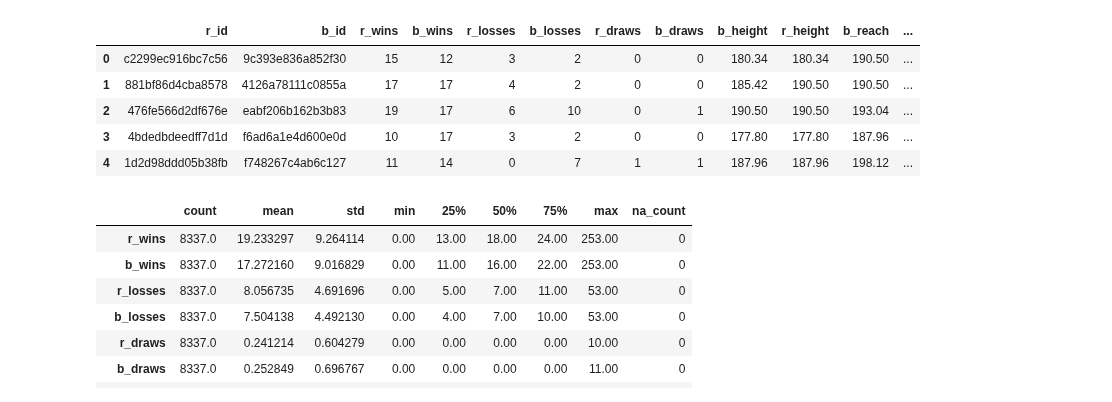
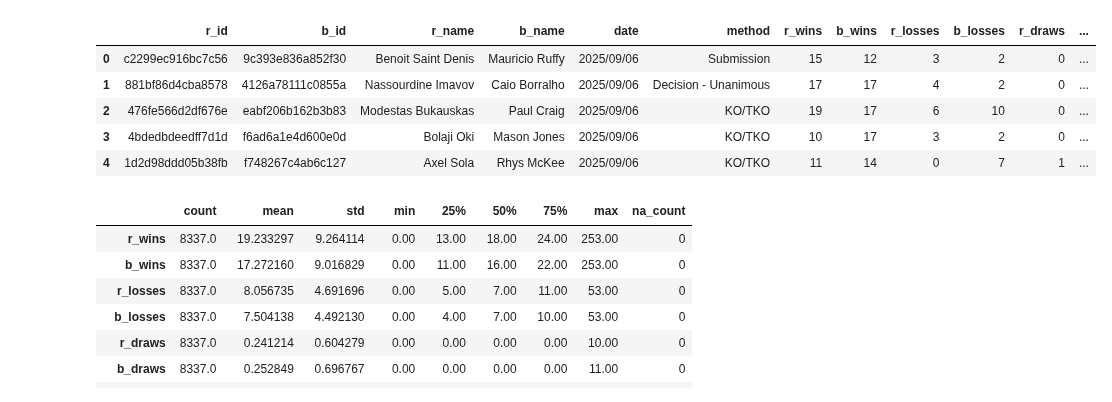
Before and after one commit to kshoker12/UFC-Fight-Predictor, a Jupyter notebook: eda.ipynb, the cells around one changed output. Cells and saved outputs as stored; diff of their text form; code cells hidden in the pictures.

```diff
--- a/eda.ipynb
+++ b/eda.ipynb
@@ -89,6 +89,10 @@ if not data_path.exists():
 columns_to_keep = [
     'r_id',
     'b_id',
+    'r_name',
+    'b_name',
+    'date',
+    'method',
     'r_wins',
     'b_wins',
     'r_losses',
@@ -106,39 +110,39 @@ columns_to_keep = [
     'r_dob',
     'b_dob',
     'r_splm',
     'b_splm',
     'r_td_acc',
     'b_td_acc',
     'r_str_acc',
     'b_str_acc',
     'r_sapm',
     'b_sapm',
     'r_str_def',
     'b_str_def',
     'r_td_avg',
     'b_td_avg',
     'r_td_avg_acc',
     'b_td_avg_acc',
     'r_td_def',
     'b_td_def',
     'r_sub_avg',
     'b_sub_avg',
     'division',
     'title_fight',
     'winner_id',
 ]
 
 ufc_df = pd.read_csv(data_path)
 ufc_df = ufc_df[columns_to_keep]
 
 display_df(ufc_df.head())
 # %% [output]
-|  | r_id | b_id | r_wins | b_wins | r_losses | b_losses | r_draws | b_draws | b_height | r_height | b_reach | ... |
-| 0 | c2299ec916bc7c56 | 9c393e836a852f30 | 15 | 12 | 3 | 2 | 0 | 0 | 180.34 | 180.34 | 190.50 | ... |
-| 1 | 881bf86d4cba8578 | 4126a78111c0855a | 17 | 17 | 4 | 2 | 0 | 0 | 185.42 | 190.50 | 190.50 | ... |
-| 2 | 476fe566d2df676e | eabf206b162b3b83 | 19 | 17 | 6 | 10 | 0 | 1 | 190.50 | 190.50 | 193.04 | ... |
-| 3 | 4bdedbdeedff7d1d | f6ad6a1e4d600e0d | 10 | 17 | 3 | 2 | 0 | 0 | 177.80 | 177.80 | 187.96 | ... |
-| 4 | 1d2d98ddd05b38fb | f748267c4ab6c127 | 11 | 14 | 0 | 7 | 1 | 1 | 187.96 | 187.96 | 198.12 | ... |
+|  | r_id | b_id | r_name | b_name | date | method | r_wins | b_wins | r_losses | b_losses | r_draws | ... |
+| 0 | c2299ec916bc7c56 | 9c393e836a852f30 | Benoit Saint Denis | Mauricio Ruffy | 2025/09/06 | Submission | 15 | 12 | 3 | 2 | 0 | ... |
+| 1 | 881bf86d4cba8578 | 4126a78111c0855a | Nassourdine Imavov | Caio Borralho | 2025/09/06 | Decision - Unanimous | 17 | 17 | 4 | 2 | 0 | ... |
+| 2 | 476fe566d2df676e | eabf206b162b3b83 | Modestas Bukauskas | Paul Craig | 2025/09/06 | KO/TKO | 19 | 17 | 6 | 10 | 0 | ... |
+| 3 | 4bdedbdeedff7d1d | f6ad6a1e4d600e0d | Bolaji Oki | Mason Jones | 2025/09/06 | KO/TKO | 10 | 17 | 3 | 2 | 0 | ... |
+| 4 | 1d2d98ddd05b38fb | f748267c4ab6c127 | Axel Sola | Rhys McKee | 2025/09/06 | KO/TKO | 11 | 14 | 0 | 7 | 1 | ... |
 # %%
 desc_df = ufc_df.describe().T
 desc_df["na_count"] = ufc_df.isna().sum()
```
Also changed, not shown: parts of 18 cells of this notebook, 39 other files.
